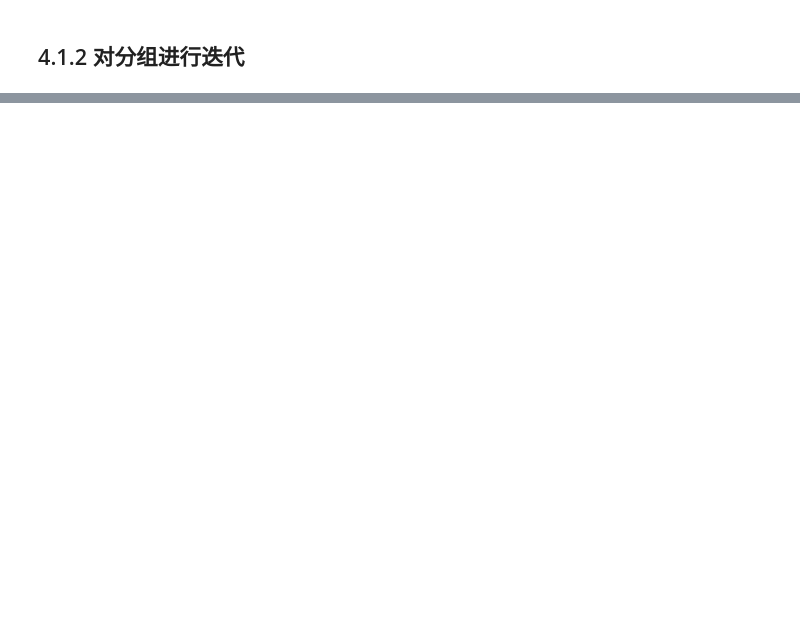
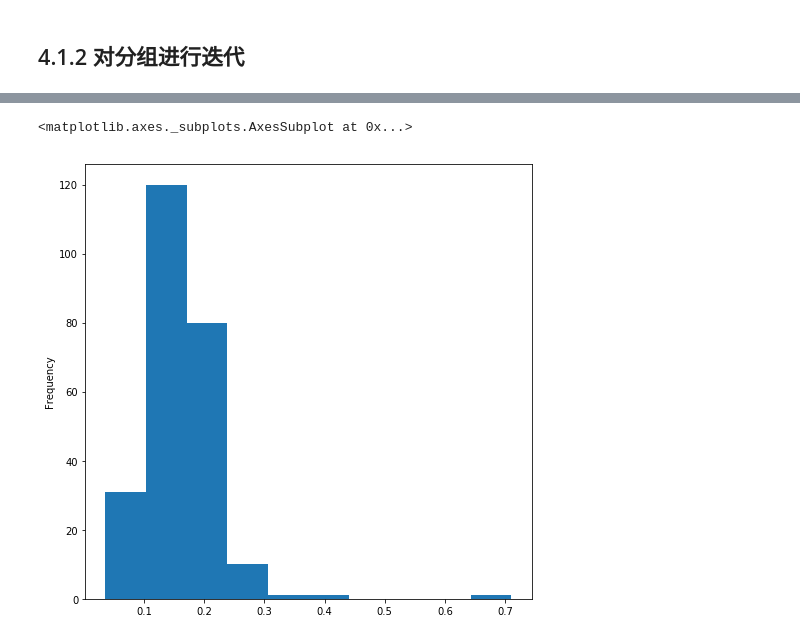
Before and after one commit to JacobWongUED/DataScience-100-Days, a Jupyter notebook: 01_利用Python进行数据分析/04_数据聚合与分组.ipynb, the cells around one changed output, grey strips where cells are left out. Cells and saved outputs as stored; diff of their text form; code cells hidden in the pictures; blank space fills up the shorter version.

```diff
--- a/01_利用Python进行数据分析/04_数据聚合与分组.ipynb
+++ b/01_利用Python进行数据分析/04_数据聚合与分组.ipynb
@@ -131,0 +463,4 @@ dict_keys([dtype('float64'), dtype('O')])
+# %%
+path = 'C:/Users/Wang/datasets/'
+tips = pd.read_csv(path+'tips.csv', sep=',')
+tips.head()
@@ -131,0 +474,3 @@ dict_keys([dtype('float64'), dtype('O')])
+# %%
+tips['tip_pct'] = tips['tip'] / tips['total_bill']
+tips.head()
@@ -131,0 +484,5 @@ dict_keys([dtype('float64'), dtype('O')])
+# %%
+tips['tip_pct'].plot.hist(figsize=(8, 8))
+# %% [output]
+<matplotlib.axes._subplots.AxesSubplot at 0x...>
+[figure, added]
```
Also changed, not shown: parts of 67 cells of this notebook, 2 other files.
